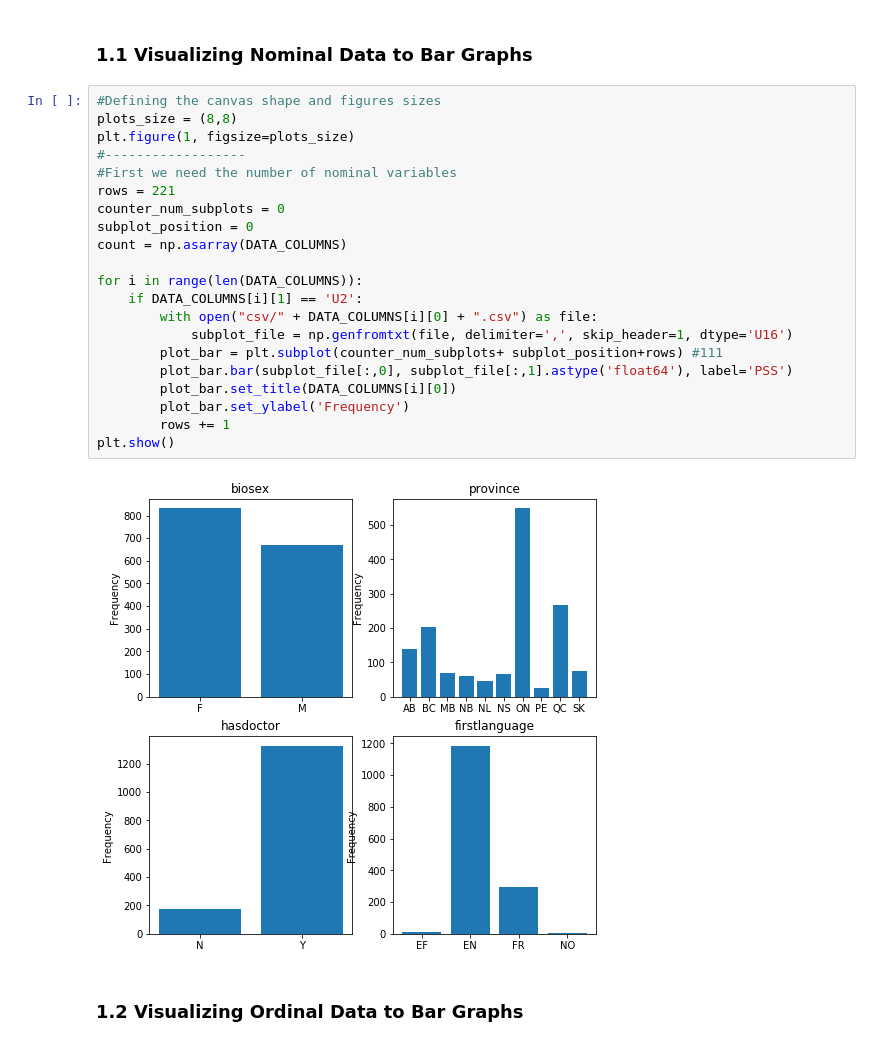
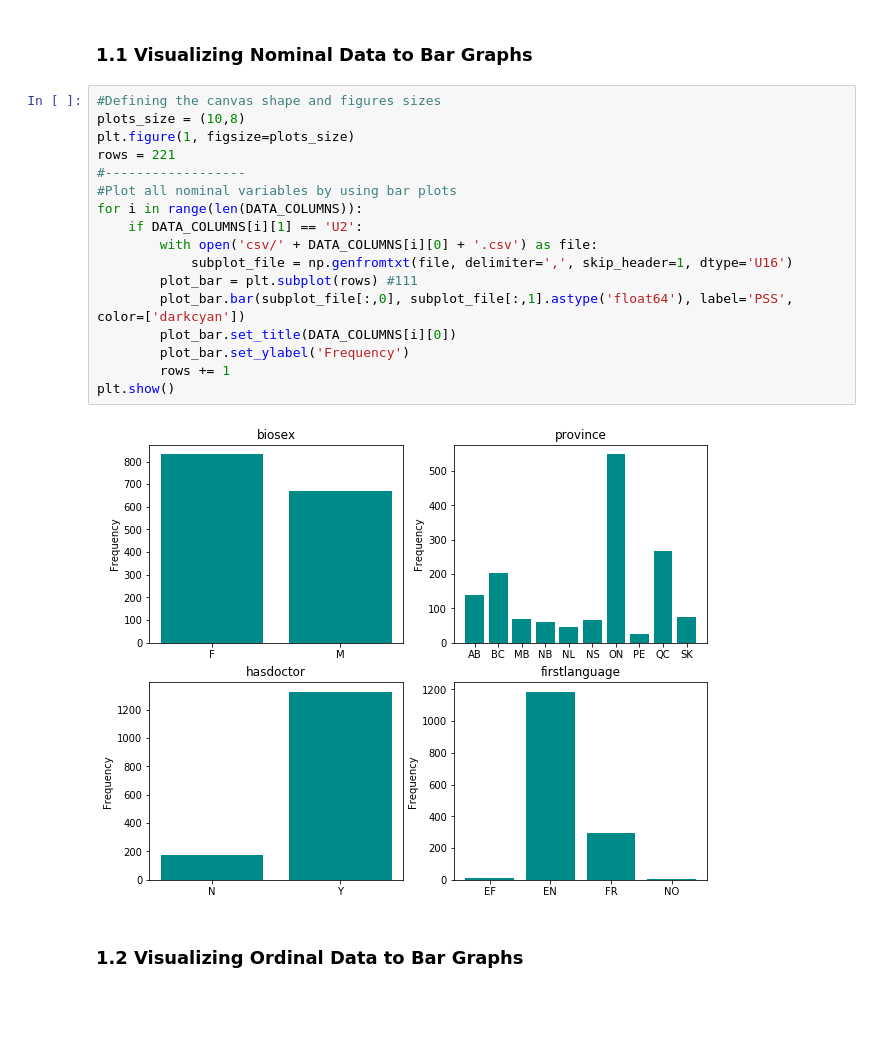
Before and after one commit to diegoarmaca/SocialDataSample, a Jupyter notebook: cchs.ipynb, the cells around one changed output. Drawn from its saved outputs; the diff is of its cells as text; blank space fills up the shorter version.

```diff
--- a/cchs.ipynb
+++ b/cchs.ipynb
@@ -198,27 +197,23 @@ As the first step, we visualize the data in order to make our data easier for th
 ### 1.1 Visualizing Nominal Data to Bar Graphs
 # %%
 #Defining the canvas shape and figures sizes
-plots_size = (8,8)
+plots_size = (10,8)
 plt.figure(1, figsize=plots_size)
+rows = 221
 #------------------
-#First we need the number of nominal variables
-rows = 221
-counter_num_subplots = 0
-subplot_position = 0
-count = np.asarray(DATA_COLUMNS)
-
+#Plot all nominal variables by using bar plots
 for i in range(len(DATA_COLUMNS)):
     if DATA_COLUMNS[i][1] == 'U2':
-        with open("csv/" + DATA_COLUMNS[i][0] + ".csv") as file:
+        with open('csv/' + DATA_COLUMNS[i][0] + '.csv') as file:
             subplot_file = np.genfromtxt(file, delimiter=',', skip_header=1, dtype='U16')
-        plot_bar = plt.subplot(counter_num_subplots+ subplot_position+rows) #111
-        plot_bar.bar(subplot_file[:,0], subplot_file[:,1].astype('float64'), label='PSS')
+        plot_bar = plt.subplot(rows) #111
+        plot_bar.bar(subplot_file[:,0], subplot_file[:,1].astype('float64'), label='PSS', color=['darkcyan'])
         plot_bar.set_title(DATA_COLUMNS[i][0])
         plot_bar.set_ylabel('Frequency')
         rows += 1
 plt.show()
 # %% [output]
-[figure, old version]
+[figure, new version]
 # %% [markdown]
 ### 1.2 Visualizing Ordinal Data to Bar Graphs
 # %%
```
Also changed, not shown: parts of 31 cells of this notebook, 1 other file.
